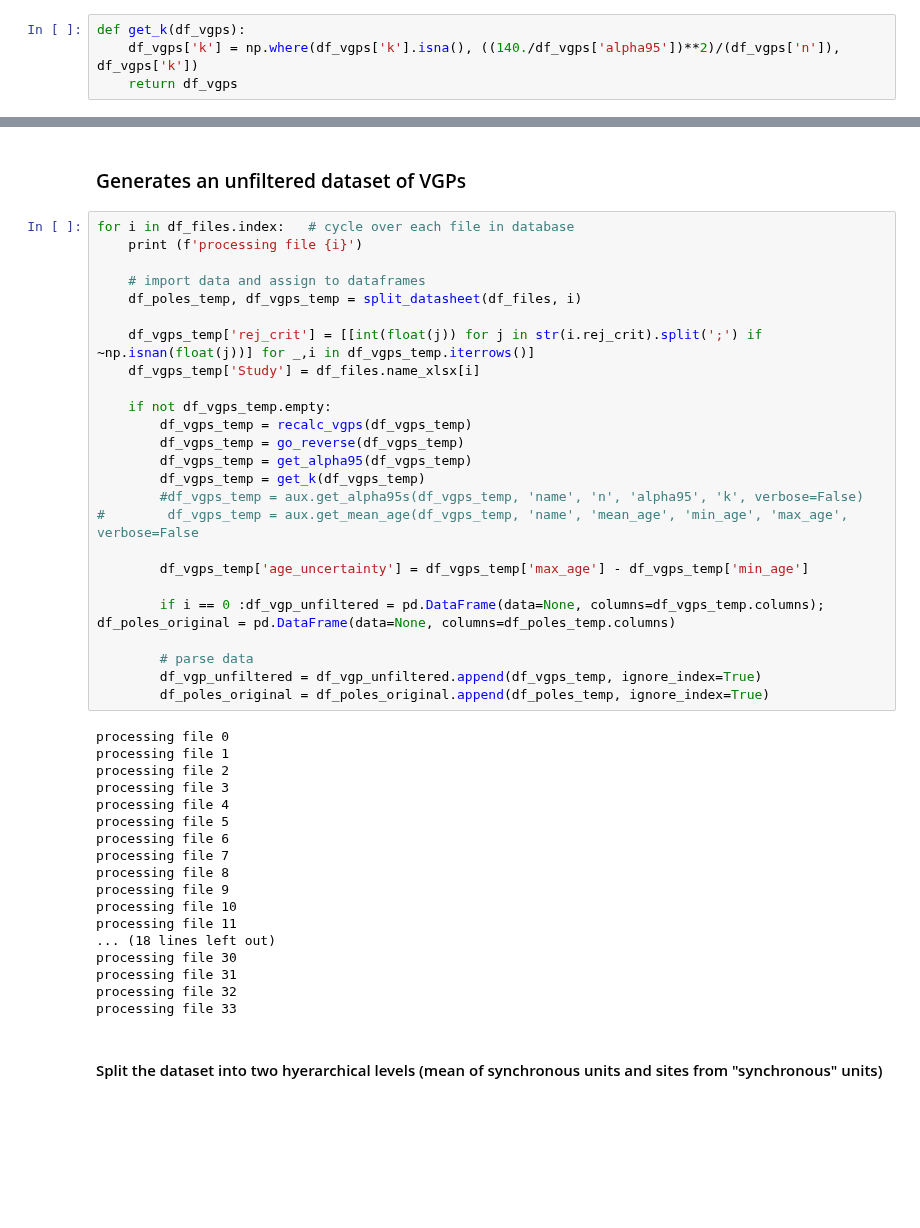
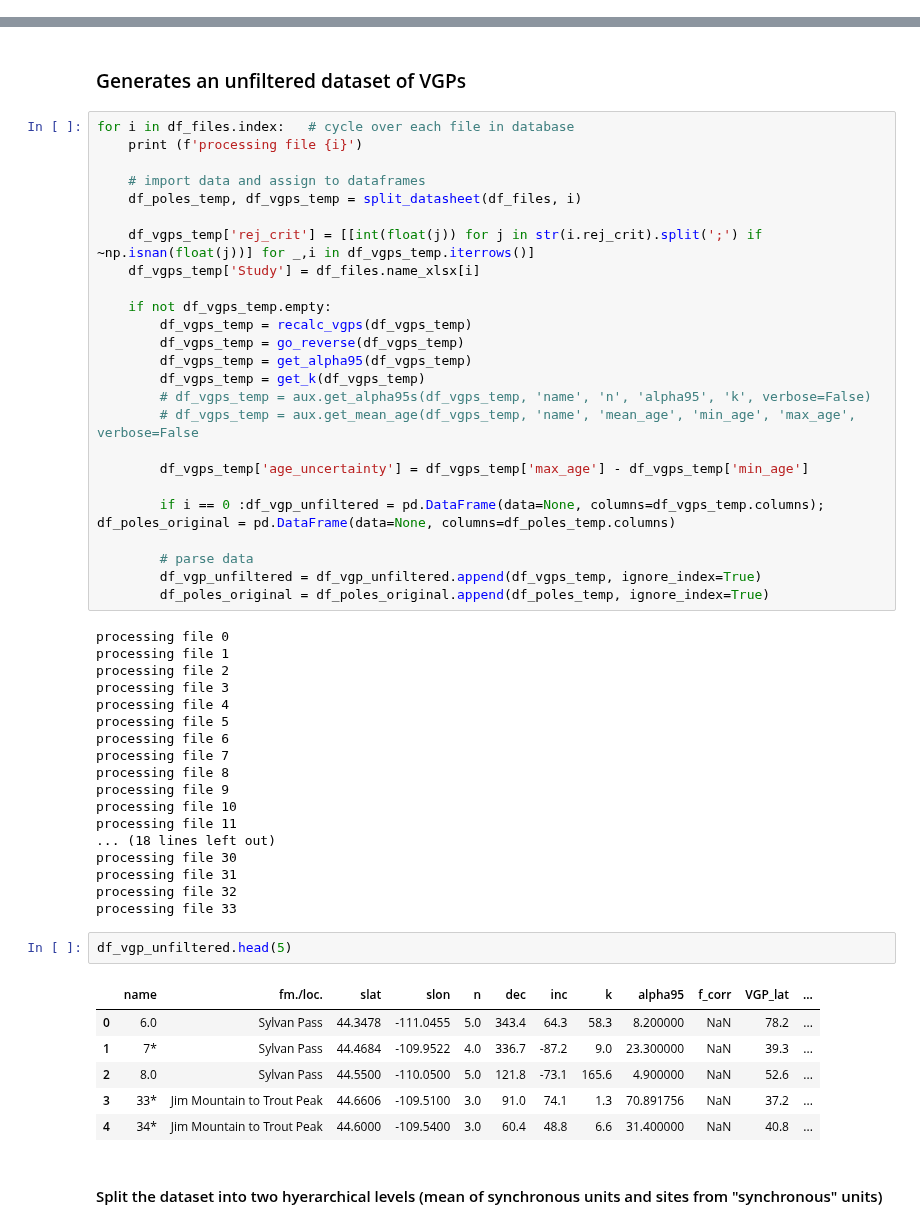
Before and after one commit to bramvaes/Young_CEED_2.0, a Jupyter notebook: build_compilation_v2.ipynb, the cells around one changed output, grey strips where cells are left out. Saved outputs shown, nothing was run; the diff lists cells and outputs as text; blank space fills up the shorter version.

Commit message:
get_k and get_alpha95 included in ausiliax.py

```diff
--- a/build_compilation_v2.ipynb
+++ b/build_compilation_v2.ipynb
@@ -25,10 +25,6 @@ files_names = aux.get_files_in_directory(data_path_VGP)
 xlsx_file_names = [os.path.splitext(os.path.basename(open(file,'r').name))[0] for file in files_names if file.endswith('.xlsx')]
 paths = [file for file in files_names if file.endswith('.xlsx')]
 df_files = pd.DataFrame({'path': paths,  'name_xlsx': xlsx_file_names})
-# %%
-def get_k(df_vgps):
-    df_vgps['k'] = np.where(df_vgps['k'].isna(), ((140./df_vgps['alpha95'])**2)/(df_vgps['n']), df_vgps['k'])
-    return df_vgps
 # %% [markdown]
 ### Split study- and site-level data
 Each datasheet contains both study-level poles and site-level vgps. We split and assign these to separate dataframes and cast types for their constituent series.
@@ -49,8 +45,8 @@ for i in df_files.index:   # cycle over each file in database
         df_vgps_temp = go_reverse(df_vgps_temp)
         df_vgps_temp = get_alpha95(df_vgps_temp)
         df_vgps_temp = get_k(df_vgps_temp)
-        #df_vgps_temp = aux.get_alpha95s(df_vgps_temp, 'name', 'n', 'alpha95', 'k', verbose=False)
-#        df_vgps_temp = aux.get_mean_age(df_vgps_temp, 'name', 'mean_age', 'min_age', 'max_age', verbose=False
+        # df_vgps_temp = aux.get_alpha95s(df_vgps_temp, 'name', 'n', 'alpha95', 'k', verbose=False)
+        # df_vgps_temp = aux.get_mean_age(df_vgps_temp, 'name', 'mean_age', 'min_age', 'max_age', verbose=False
 
         df_vgps_temp['age_uncertainty'] = df_vgps_temp['max_age'] - df_vgps_temp['min_age']
 
@@ -77,6 +73,15 @@ processing file 30
 processing file 31
 processing file 32
 processing file 33
+# %%
+df_vgp_unfiltered.head(5)
+# %% [output]
+|  | name | fm./loc. | slat | slon | n | dec | inc | k | alpha95 | f_corr | VGP_lat | ... |
+| 0 | 6.0 | Sylvan Pass | 44.3478 | -111.0455 | 5.0 | 343.4 | 64.3 | 58.3 | 8.200000 | NaN | 78.2 | ... |
+| 1 | 7* | Sylvan Pass | 44.4684 | -109.9522 | 4.0 | 336.7 | -87.2 | 9.0 | 23.300000 | NaN | 39.3 | ... |
+| 2 | 8.0 | Sylvan Pass | 44.5500 | -110.0500 | 5.0 | 121.8 | -73.1 | 165.6 | 4.900000 | NaN | 52.6 | ... |
+| 3 | 33* | Jim Mountain to Trout Peak | 44.6606 | -109.5100 | 3.0 | 91.0 | 74.1 | 1.3 | 70.891756 | NaN | 37.2 | ... |
+| 4 | 34* | Jim Mountain to Trout Peak | 44.6000 | -109.5400 | 3.0 | 60.4 | 48.8 | 6.6 | 31.400000 | NaN | 40.8 | ... |
 # %% [markdown]
 #### Split the dataset into two hyerarchical levels (mean of synchronous units and sites from "synchronous" units)
 # %%
```
Also changed, not shown: 1 other file.
